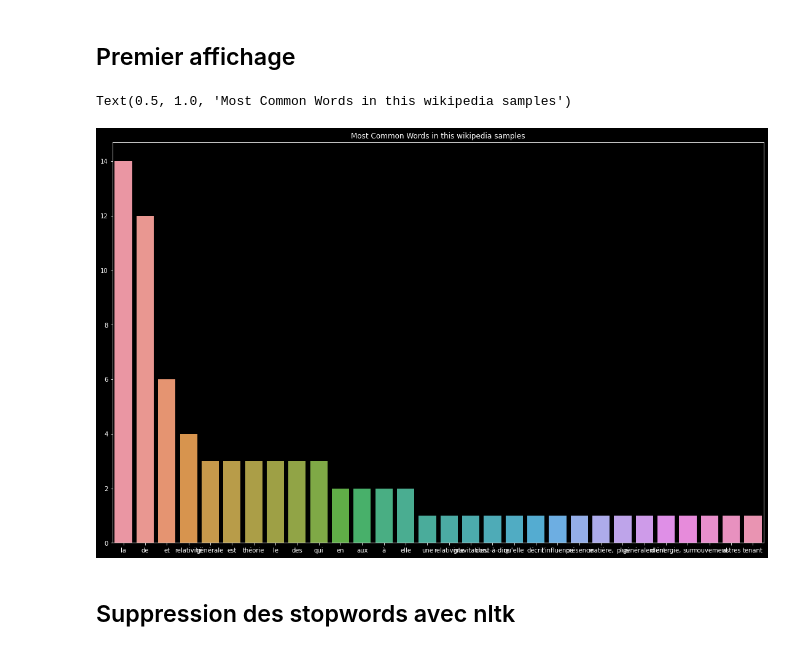
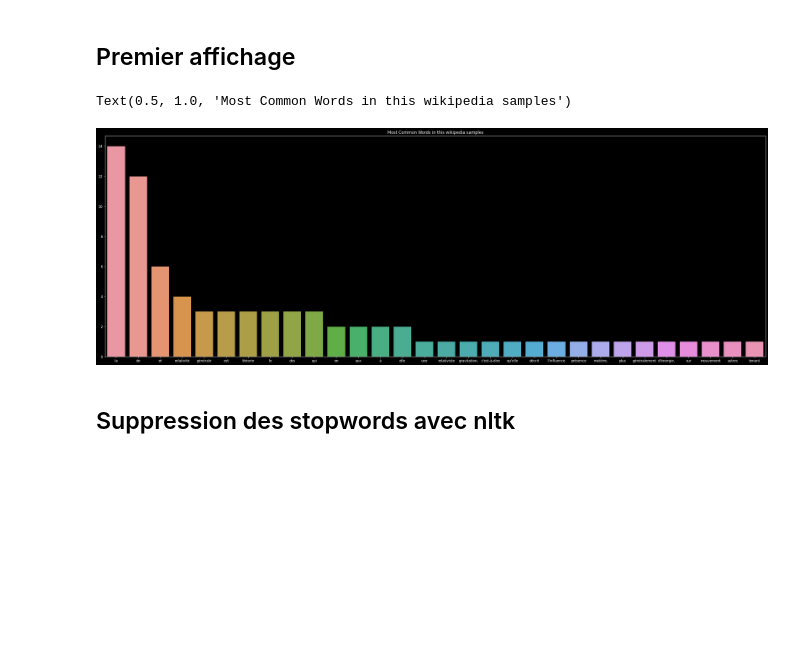
Before and after one commit to taminemelissa/quiz-generator, a Jupyter notebook: src/data/visualisation2.ipynb, the cells around one changed output. Saved outputs shown, nothing was run; the diff lists cells and outputs as text; code cells hidden in the pictures; blank space fills up the shorter version.

```diff
--- a/src/data/visualisation2.ipynb
+++ b/src/data/visualisation2.ipynb
@@ -91,13 +87,13 @@ counts = [w[1] for w in common_words]
 ## Premier affichage
 # %%
 plt.style.use('dark_background')
-plt.figure(figsize=(19, 12))
+plt.figure(figsize=(35, 12))
 
 seaborn.barplot(x = words, y = counts)
 plt.title('Most Common Words in this wikipedia samples')
 # %% [output]
 Text(0.5, 1.0, 'Most Common Words in this wikipedia samples')
-[figure, old version]
+[figure, new version]
 # %% [markdown]
 ## Suppression des stopwords avec nltk
 # %%
```
Also changed, not shown: parts of 2 cells of this notebook, 2 other files.
